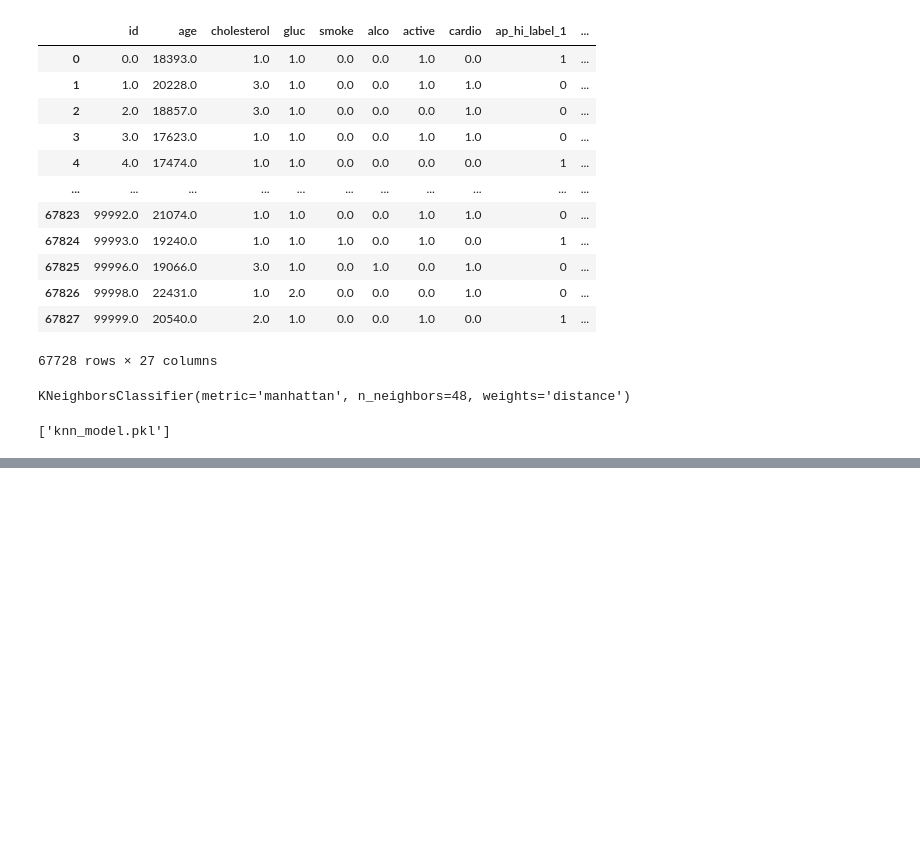
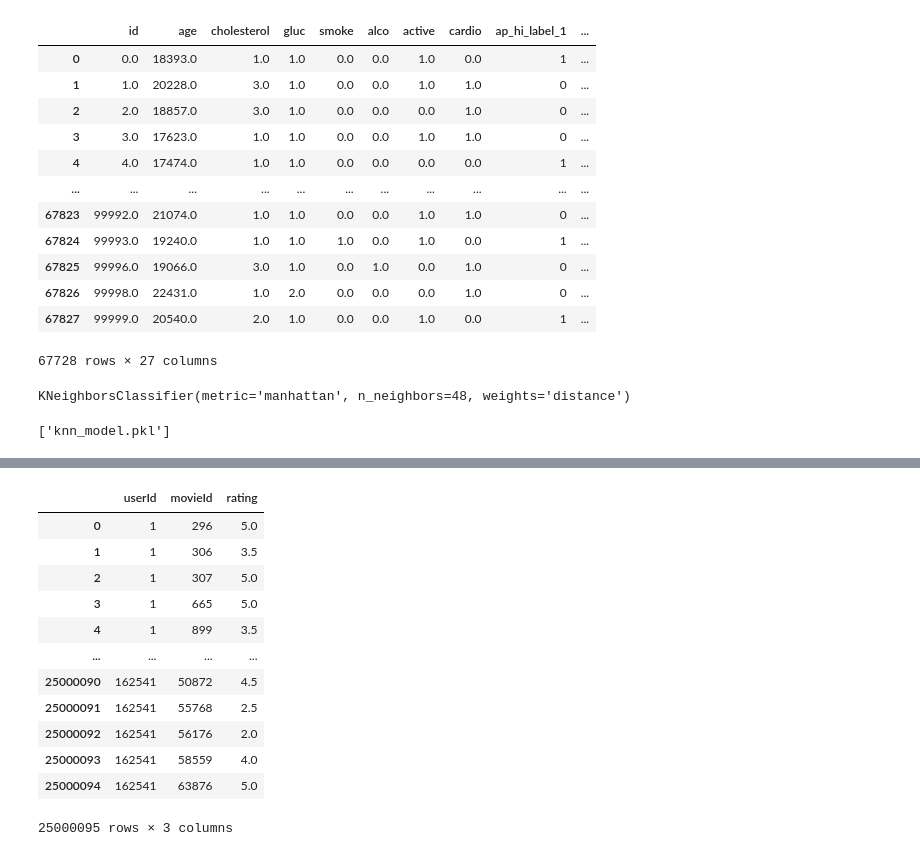
Before and after one commit to Zeepat/machine-learning-asajad-hussein, a Jupyter notebook: Lab/Lab_draft_code.ipynb, the cells around one changed output, grey strips where cells are left out. Saved outputs shown, nothing was run; the diff lists cells and outputs as text; code cells hidden in the pictures; blank space fills up the shorter version.

```diff
--- a/Lab/Lab_draft_code.ipynb
+++ b/Lab/Lab_draft_code.ipynb
@@ -585,0 +605,19 @@ joblib.dump(knn, 'knn_model.pkl')
+# %%
+ratings_data = pd.read_csv('../Data/ratings.csv')
+ratings_data = ratings_data.drop('timestamp', axis=1)
+ratings_data = ratings_data.drop_duplicates()
+ratings_data
+# %% [output]
+|  | userId | movieId | rating |
+| 0 | 1 | 296 | 5.0 |
+| 1 | 1 | 306 | 3.5 |
+| 2 | 1 | 307 | 5.0 |
+| 3 | 1 | 665 | 5.0 |
+| 4 | 1 | 899 | 3.5 |
+| ... | ... | ... | ... |
+| 25000090 | 162541 | 50872 | 4.5 |
+| 25000091 | 162541 | 55768 | 2.5 |
+| 25000092 | 162541 | 56176 | 2.0 |
+| 25000093 | 162541 | 58559 | 4.0 |
+| 25000094 | 162541 | 63876 | 5.0 |
+25000095 rows × 3 columns
```
Also changed, not shown: parts of 7 cells of this notebook.
